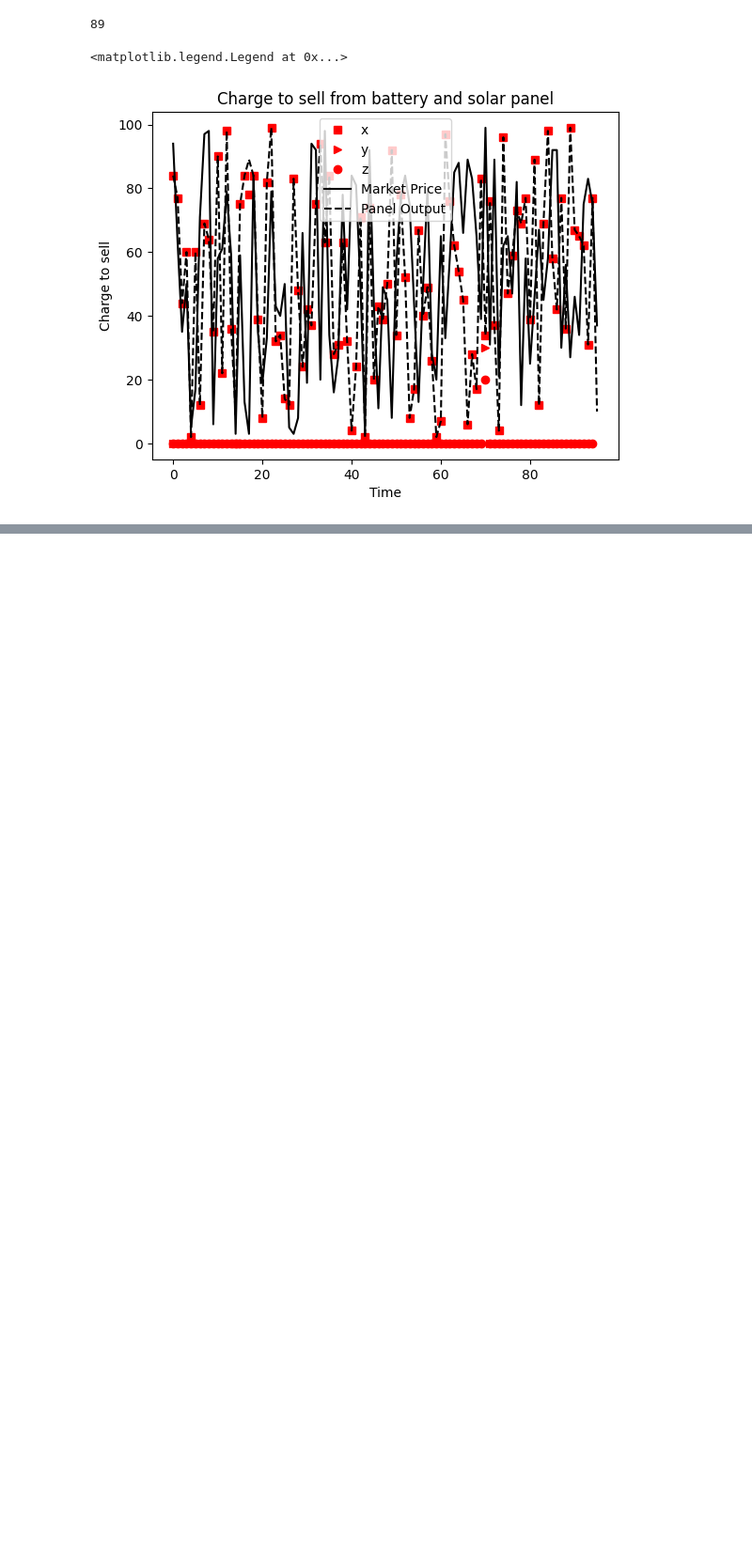
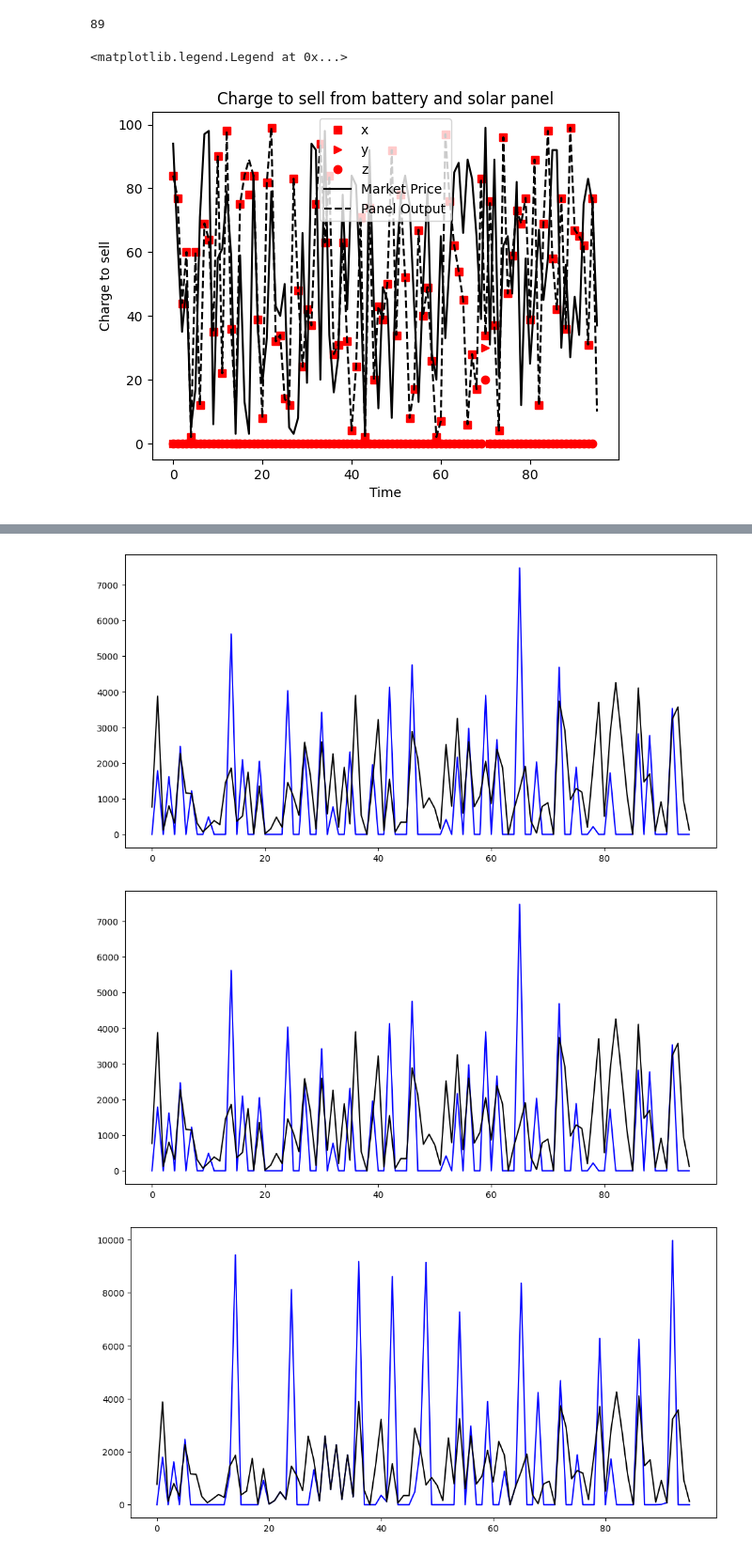
Before and after one commit to Nestyortega/PV_optoimization, a Jupyter notebook: PV_optimiztion.ipynb, the cells around one changed output, grey strips where cells are left out. Shown at 94% size. Cells and saved outputs as stored; diff of their text form; code cells hidden in the pictures; blank space fills up the shorter version.

```diff
--- a/PV_optimiztion.ipynb
+++ b/PV_optimiztion.ipynb
@@ -236,0 +280,20 @@ results = optimization.optimize_portfolio(num_intervals, A, B, C, C1)
+# %%
+# Plot the results for each strategy
+straty  = ['base_line', 'mio']
+ventas = [np.sum(plant_production*market_price), np.sum(result.x[24*4:24*4*2-1]*market_price[0:-1])+np.sum(result.x[24*4*2:-1]*market_price[0:-1])+np.sum(result.x[0:24*4-1]*market_price[0:-1])]
+
+for name, (direct, battery) in results.items():
+    plt.figure(figsize=(12, 6))
+    #plt.plot(market_price, 'k--', label='Market Price')
+    #plt.plot(plant_production, 'k-', label='Plant Production')
+
+    #plt.plot(direct, 'r--', label=f'{name} Direct')
+    #plt.plot(battery, "r-",label=f'{name} Battery')
+    plt.plot((battery+direct)*market_price, "b-",label=f'{name} All')
+    plt.plot((plant_production)*market_price, 'k-', label='Plant Production')
+    straty.append(name)
+    ventas.append(np.sum((battery+direct)*market_price))
+# %% [output]
+[figure, added]
+[figure, added]
+[figure, added]
```
Also changed, not shown: parts of 5 cells of this notebook, 1 other file.
